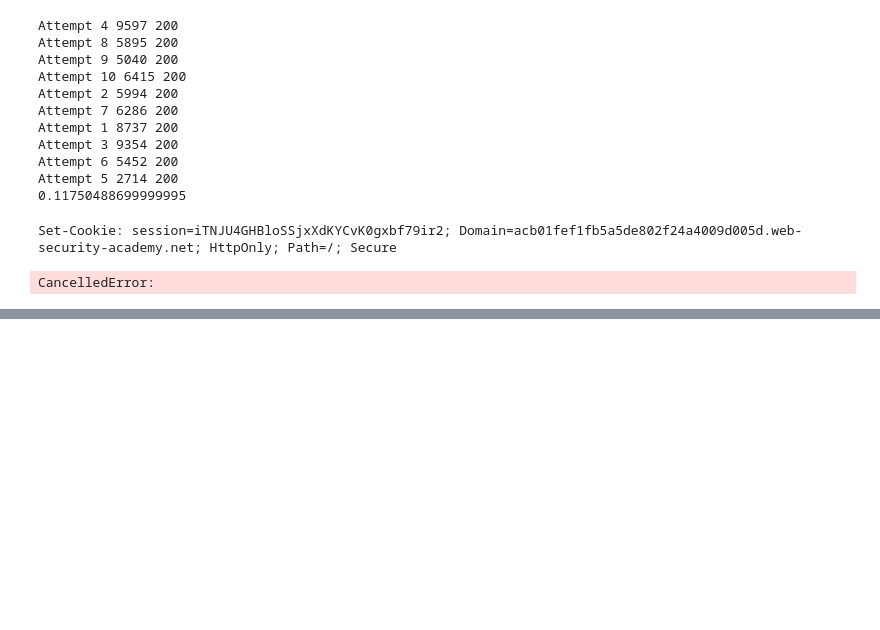
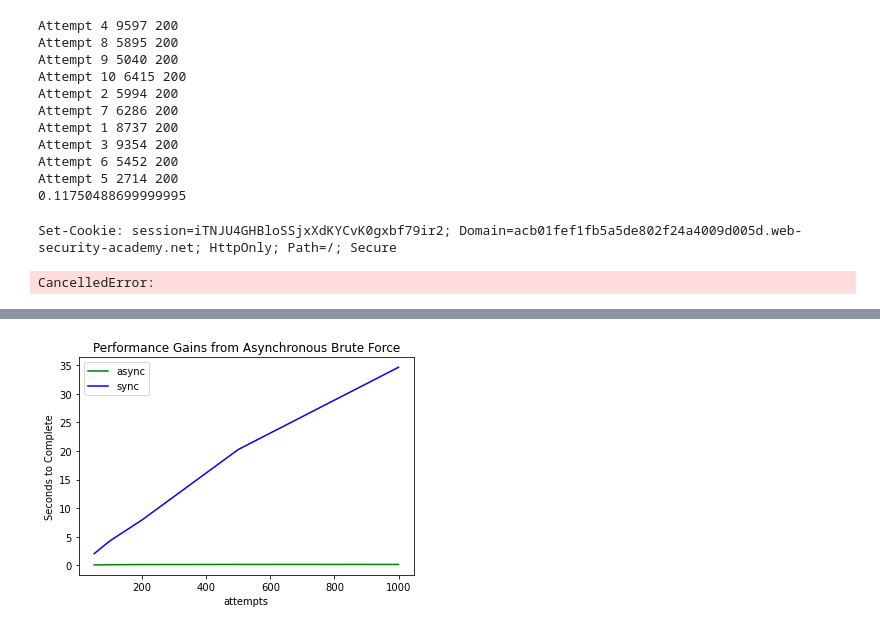
Before and after one commit to yisoonshin/atelier, a Jupyter notebook: Brute-Force/2FA broken logic - Async Brute Force.ipynb, the cells around one changed output, grey strips where cells are left out. Cells and saved outputs as stored; diff of their text form; code cells hidden in the pictures; blank space fills up the shorter version.

```diff
--- a/Brute-Force/2FA broken logic - Async Brute Force.ipynb
+++ b/Brute-Force/2FA broken logic - Async Brute Force.ipynb
@@ -200,3 +200,10 @@ async with aiohttp.ClientSession(cookies=cookies) as session:
 # %% [output]
 Set-Cookie: session=iTNJU4GHBloSSjxXdKYCvK0gxbf79ir2; Domain=acb01fef1fb5a5de802f24a4009d005d.web-security-academy.net; HttpOnly; Path=/; Secure
 CancelledError:
+# %%
+# Let's try testing the two methods across various volumes of attempts to see how they
+# diverge in performance at scale
+
+# Remove the valid code from the possibilities to avoid having the script cut short
+negatives = [code for code in fuzzing if code != '0186']
+sample_sizes = [50, 100, 200, 500, 1000]
@@ -202,0 +305,8 @@ CancelledError:
+# %%
+import pandas as pd
+import seaborn as sns
+import matplotlib.pyplot as plt
+
+trials = pd.concat([pd.DataFrame(sync_dict),pd.DataFrame(async_dict)]).\
+    reset_index().rename(columns={'index':'attempts'})
+trials.head(10)
@@ -202,0 +325,6 @@ CancelledError:
+# %%
+# reshape to have the method observations as their own column
+pivot = trials.pivot(index='attempts', columns='method', values='performance').\
+    reset_index()
+pivot.columns.name = None
+pivot.head()
@@ -202,0 +338,4 @@ CancelledError:
+# %%
+# How much worse is the requests method as we scale?
+pivot['delta'] = abs(pivot['requests'] - pivot['aiohttp'])/pivot['aiohttp']
+pivot.head()
@@ -202,0 +349,13 @@ CancelledError:
+# %%
+fig, ax = plt.subplots()
+ax = sns.lineplot(x='attempts', y='aiohttp', data=pivot,
+                  label='async', color='green')
+ax = sns.lineplot(x='attempts', y='requests', data=pivot,
+                  label='sync', color='blue')
+ax.set(ylabel='Seconds to Complete',
+       title='Performance Gains from Asynchronous Brute Force')
+
+ax.legend()
+plt.show()
+# %% [output]
+[figure, added]
```
Also changed, not shown: parts of 5 cells of this notebook.
